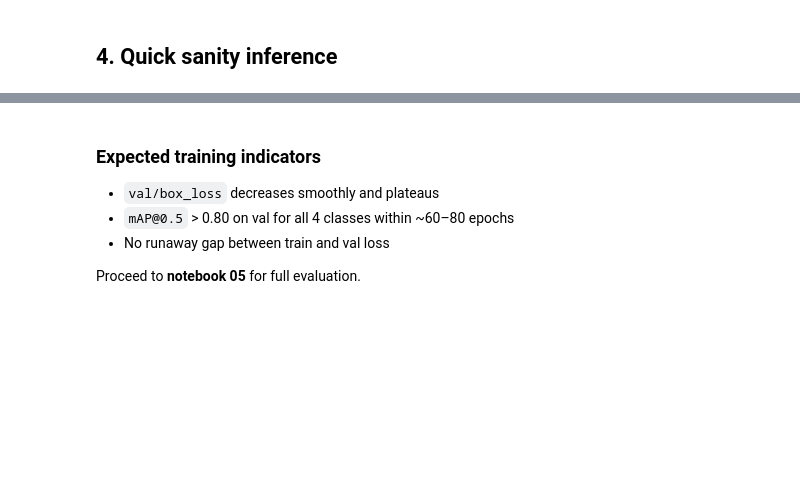
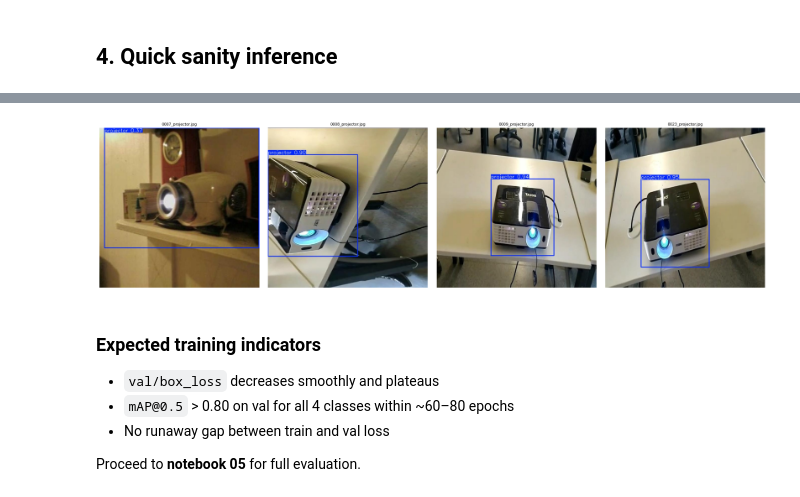
Before and after one commit to thtahamid/ai_cv_project, a Jupyter notebook: notebooks/04_model_training.ipynb, the cells around one changed output, grey strips where cells are left out. Drawn from its saved outputs; the diff is of its cells as text; code cells hidden in the pictures; blank space fills up the shorter version.

```diff
--- a/notebooks/04_model_training.ipynb
+++ b/notebooks/04_model_training.ipynb
@@ -49,25 +81,0 @@ CFG
-# %%
-# Config — paths, training hyperparameters
-DATA_YAML   = Path('../data/dataset/data.yaml').resolve()  # built by notebook 02
-RUNS_DIR    = Path('../runs/detect')                       # ultralytics writes here
-WEIGHTS_DIR = Path('../weights')                           # promoted best.pt lands here
-
-# Training config — change `model` to compare yolo11n / yolo11s / yolo11m
-CFG = dict(
-    model='yolo11s.pt',
-    data=str(DATA_YAML),
-    epochs=100,
-    imgsz=640,
-    batch=16,
-    optimizer='SGD',
-    lr0=0.01,
-    patience=15,            # early stopping
-    project=str(RUNS_DIR),
-    name='campus_yolo11s',
-    seed=42,
-)
-
-assert DATA_YAML.exists(), f'missing {DATA_YAML} — run notebook 02 first'
-WEIGHTS_DIR.mkdir(exist_ok=True)
-print('CUDA available:', torch.cuda.is_available())
-CFG
@@ -99,8 +95,9 @@ print(f'run dir: {run_dir}')
 print(f'Total training time: {int(_elapsed // 3600)}h {int(_elapsed % 3600 // 60)}m {int(_elapsed % 60)}s')
 # %%
 # Train YOLOv11 with the configured hyperparameters
-model = YOLO(CFG['model'])
+model = YOLO(str(CFG['model']))
 results = model.train(**{k: v for k, v in CFG.items() if k != 'model'})
+assert results is not None
 run_dir = Path(results.save_dir)
 print('run dir:', run_dir)
 # %% [output]
@@ -157,3 +165,21 @@ print('predictions saved under', run_dir / 'sanity')
+# %%
+# Display annotated sanity-inference images inline
+from PIL import Image
+
+sanity_dir = run_dir / 'sanity'
+saved_imgs = sorted(sanity_dir.glob('*.jpg'))
+
+fig, axes = plt.subplots(1, len(saved_imgs), figsize=(5 * len(saved_imgs), 5))
+if len(saved_imgs) == 1:
+    axes = [axes]
+for ax, img_path in zip(axes, saved_imgs):
+    ax.imshow(Image.open(img_path))
+    ax.set_title(img_path.name, fontsize=8)
+    ax.axis('off')
+plt.tight_layout()
+plt.show()
+# %% [output]
+[figure, added]
 # %% [markdown]
 ### Expected training indicators
 - `val/box_loss` decreases smoothly and plateaus
```
Also changed, not shown: parts of 11 cells of this notebook, 2 other files.
